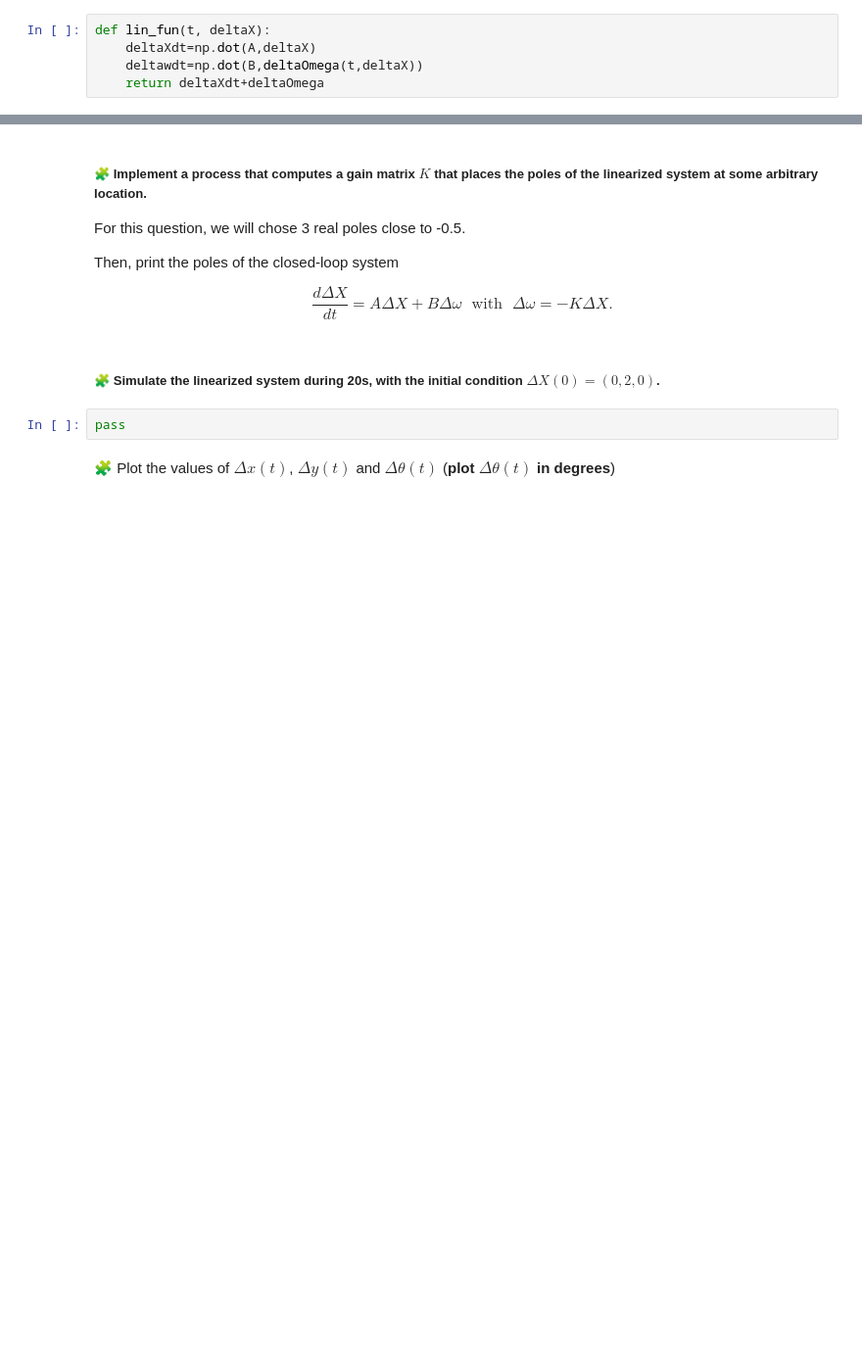
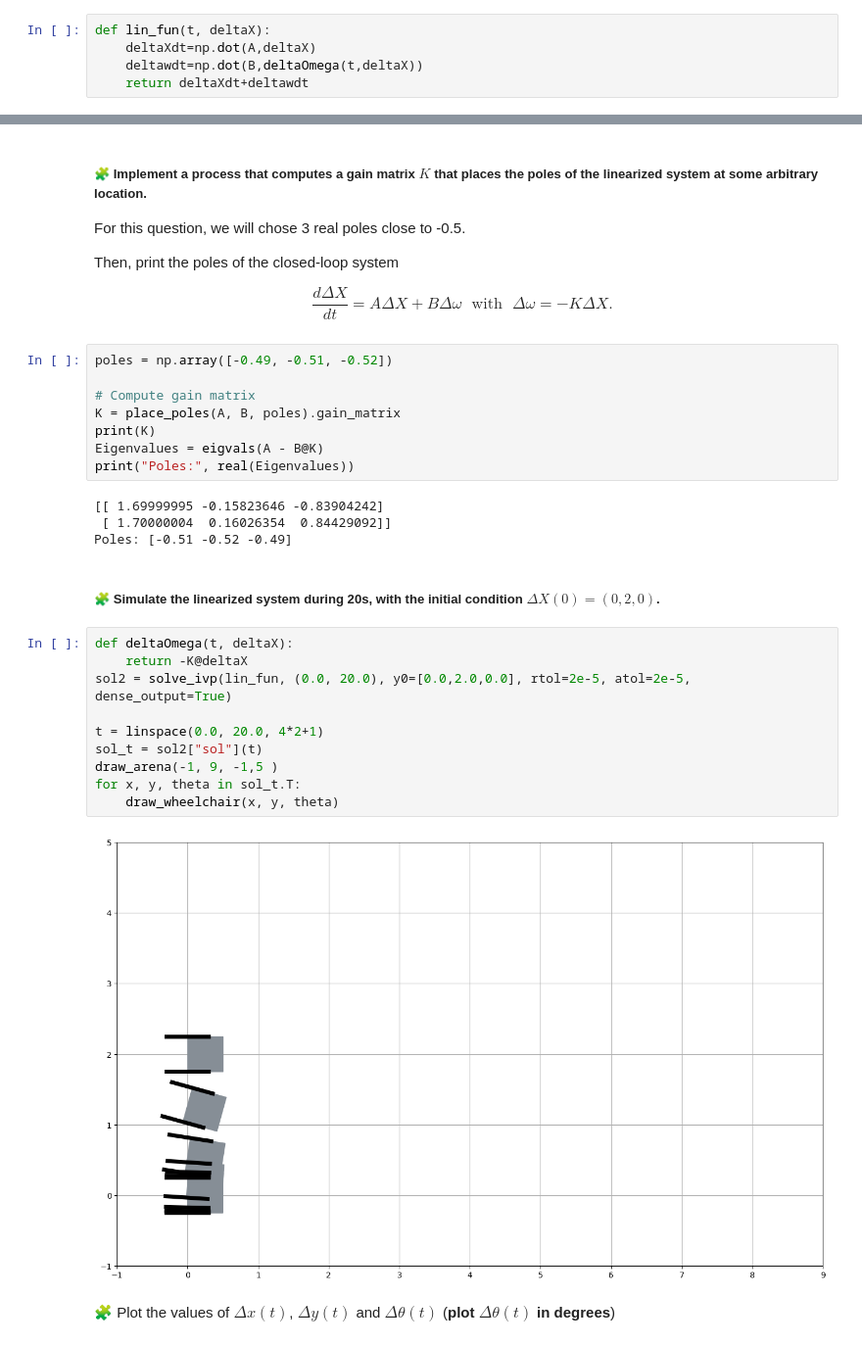
Before and after one commit to AchrafRachidi2000/control-engineering-with-python-project-2022-2023, a Jupyter notebook: Project-2.ipynb, the cells around one changed output, grey strips where cells are left out. Shown at 98% size. Saved outputs shown, nothing was run; the diff lists cells and outputs as text; blank space fills up the shorter version.

```diff
--- a/Project-2.ipynb
+++ b/Project-2.ipynb
@@ -537,7 +537,7 @@ def deltaOmega(t, deltaX):
 def lin_fun(t, deltaX):
     deltaXdt=np.dot(A,deltaX)
     deltawdt=np.dot(B,deltaOmega(t,deltaX))
-    return deltaXdt+deltaOmega
+    return deltaXdt+deltawdt
 # %% [markdown]
 ### Controller Design on the linearized system
 # %% [markdown]
@@ -552,9 +552,31 @@ $$
 \; \mbox{ with } \;
 \Delta\omega = -K \Delta X.
 $$
+# %%
+poles = np.array([-0.49, -0.51, -0.52])
+
+# Compute gain matrix
+K = place_poles(A, B, poles).gain_matrix
+print(K)
+Eigenvalues = eigvals(A - B@K)
+print("Poles:", real(Eigenvalues))
+# %% [output]
+[[ 1.69999995 -0.15823646 -0.83904242]
+ [ 1.70000004  0.16026354  0.84429092]]
+Poles: [-0.51 -0.52 -0.49]
 # %% [markdown]
 ##### 🧩 Simulate the linearized system during 20s, with the initial condition $\Delta X(0) = (0,2,0)$.
-# %%
-pass
+# %%
+def deltaOmega(t, deltaX):
+    return -K@deltaX
+sol2 = solve_ivp(lin_fun, (0.0, 20.0), y0=[0.0,2.0,0.0], rtol=2e-5, atol=2e-5, dense_output=True)
+
+t = linspace(0.0, 20.0, 4*2+1)
+sol_t = sol2["sol"](t)
+draw_arena(-1, 9, -1,5 )
+for x, y, theta in sol_t.T:
+    draw_wheelchair(x, y, theta)
+# %% [output]
+[figure, added]
 # %% [markdown]
 🧩 Plot the values of $\Delta x(t)$, $\Delta y(t)$ and $\Delta\theta(t)$ (**plot $\Delta\theta(t)$ in degrees**)
```
Also changed, not shown: parts of 8 cells of this notebook.
